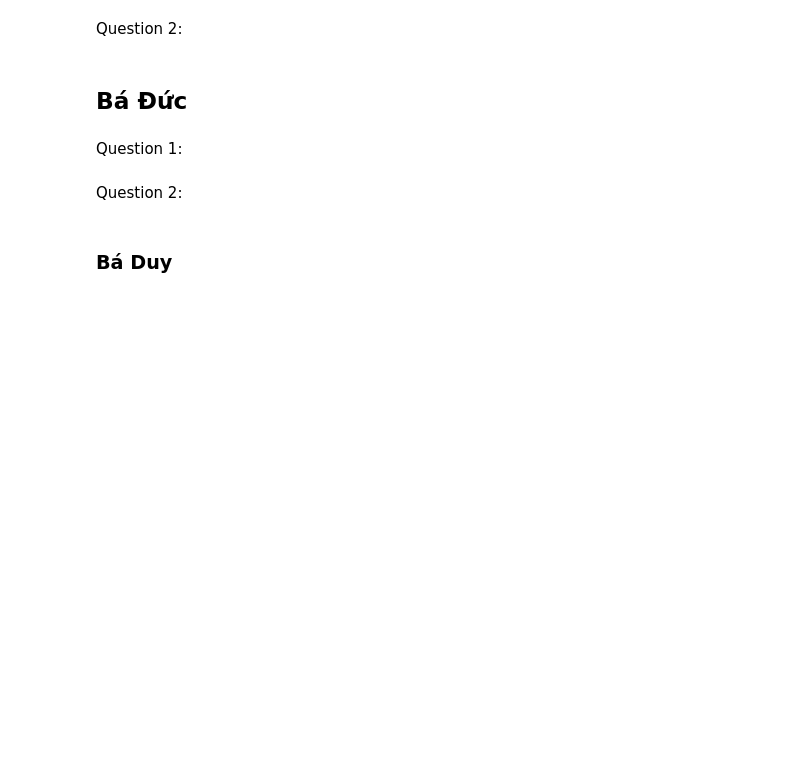
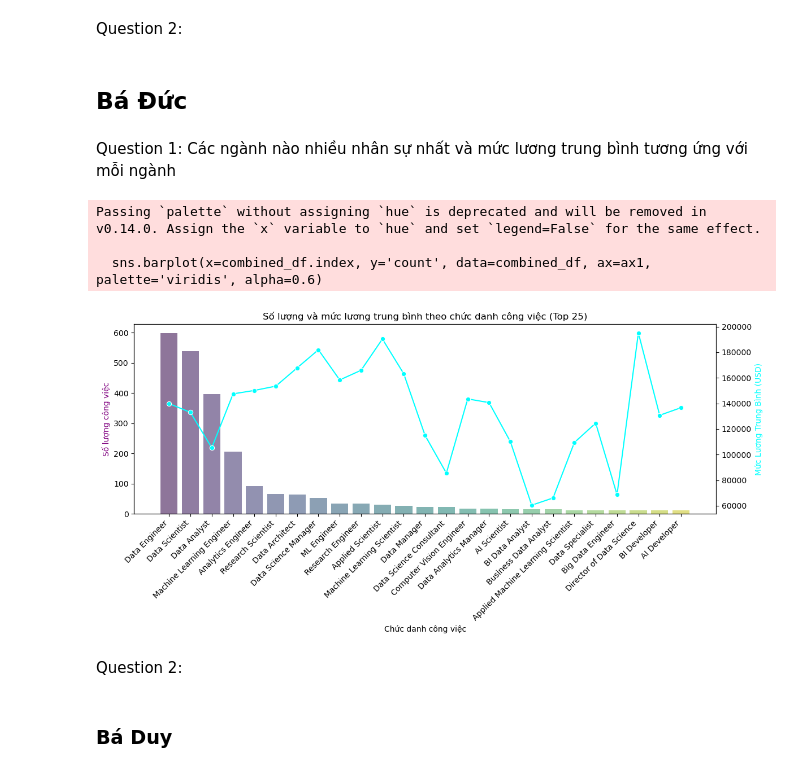
Before and after one commit to Baduc81/Data-Visualization-Lab01, a Jupyter notebook: visualize.ipynb, the cells around one changed output. Drawn from its saved outputs; the diff is of its cells as text; code cells hidden in the pictures; blank space fills up the shorter version.

Commit message:
add 1st personal question

```diff
--- a/visualize.ipynb
+++ b/visualize.ipynb
@@ -92,8 +92,63 @@ Question 1:
 Question 2:
 # %% [markdown]
 ## Bá Đức ##
-# %% [markdown]
-Question 1:
+# %% [markdown]
+Question 1: Các ngành nào nhiều nhân sự nhất và mức lương trung bình tương ứng với mỗi ngành
+# %%
+import pandas as pd
+import numpy as np
+import matplotlib.pyplot as plt
+import seaborn as sns
+
+# Load the dataset
+df = pd.read_csv('ds_salaries.csv')
+
+# Eraser duplicate
+df.drop_duplicates(inplace=True)
+
+counts=df['job_title'].value_counts().head(25)
+
+# Filter the DataFrame based on job titles in counts.index
+filtered_df = df[df['job_title'].isin(counts.index)]
+
+# Group by job_title and calculate the average salary
+average_salary = filtered_df.groupby('job_title')['salary_in_usd'].mean()
+
+# Create a DataFrame
+combined_df = pd.DataFrame({'count': counts, 'average_salary': average_salary})
+combined_df = combined_df.sort_values(by='count', ascending=False)
+
+# Plotting
+fig, ax1 = plt.subplots(figsize=(12, 6))
+
+# Bar plot for counts
+sns.barplot(x=combined_df.index, y='count', data=combined_df, ax=ax1, palette='viridis', alpha=0.6)
+plt.xticks(rotation=45, ha='right')
+
+# Create a second y-axis
+ax2 = ax1.twinx()
+
+# Line plot for average salary
+sns.lineplot(x=combined_df.index, y='average_salary', data=combined_df, ax=ax2, color='cyan', marker='o')
+
+# Customize axes
+ax1.set_ylabel('Số lượng công việc', color='purple')
+ax2.set_ylabel('Mức Lương Trung Bình (USD)', color='cyan')
+ax1.set_xlabel('Chức danh công việc')
+plt.title('Số lượng và mức lương trung bình theo chức danh công việc (Top 25)')
+
+# Ensure x-ticks align with the bars
+# ax1.set_xticks(range(len(combined_df.index)))  # Set the positions of the ticks
+# ax1.set_xticklabels(combined_df.index, rotation=45, ha='right')  # Set the tick labels and rotate them
+
+# Adjust layout for better visibility
+plt.tight_layout()
+plt.show()
+# %% [output]
+Passing `palette` without assigning `hue` is deprecated and will be removed in v0.14.0. Assign the `x` variable to `hue` and set `legend=False` for the same effect.
+
+  sns.barplot(x=combined_df.index, y='count', data=combined_df, ax=ax1, palette='viridis', alpha=0.6)
+[figure, added]
 # %% [markdown]
 Question 2:
 # %% [markdown]
```
